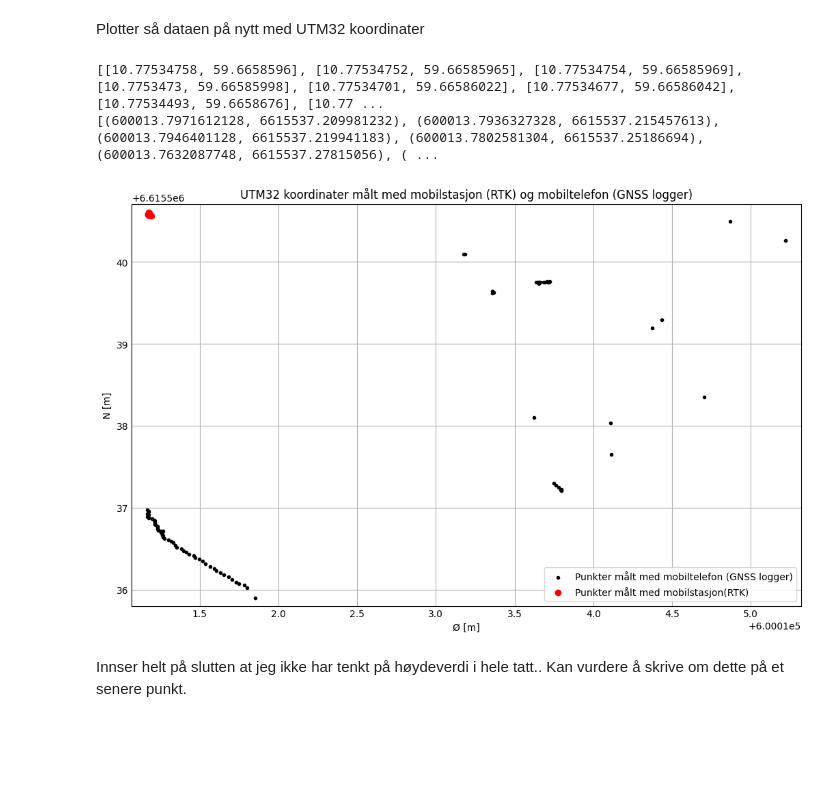
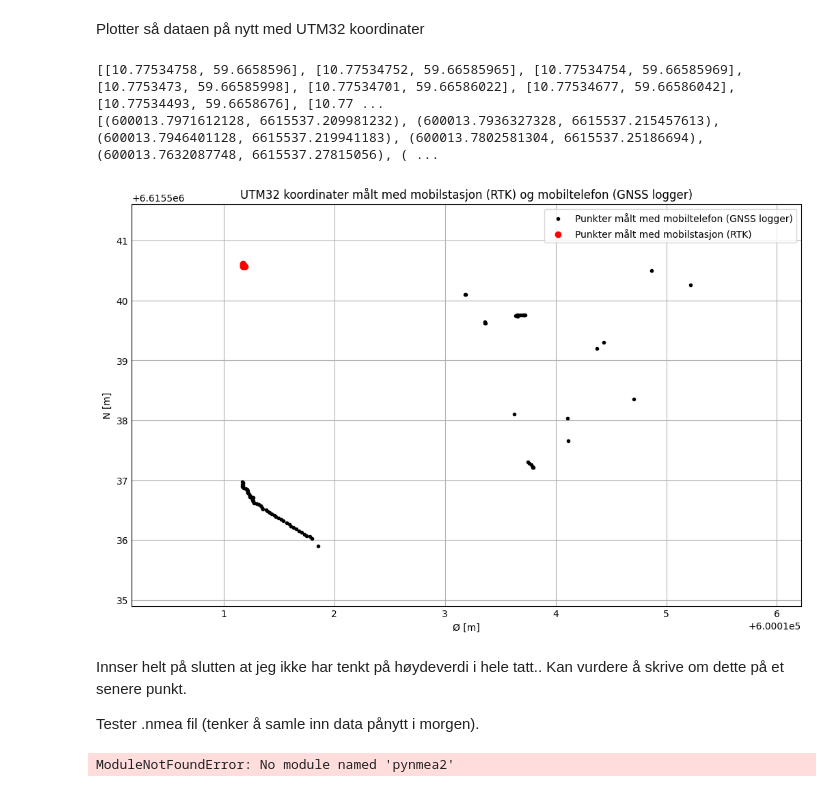
Before and after one commit to TheHellem/IMRT100-Notater, a Jupyter notebook: notebook/GNSS_punkt.ipynb, the cells around one changed output. Cells and saved outputs as stored; diff of their text form; code cells hidden in the pictures; blank space fills up the shorter version.

Commit message:
Add pynmea2

```diff
--- a/notebook/GNSS_punkt.ipynb
+++ b/notebook/GNSS_punkt.ipynb
@@ -144,35 +144,65 @@ print(mobile_coordinates)
 
 # Bruker zip funksjonen for å få (x, y) koordinater
 long_mob, lat_mob = zip(*mobile_coordinates)
 long_rtk, lat_rtk = zip(*rtk_coordinates)
 
 plt.figure(figsize=(10, 6))
 
 # En variabel for å endre hvor mye rom det er rundt punktene i plottet
-space_value = 0.1
+space_value = 1
 
 # Justere aksene(?) i forhold til dataen
 plt.xlim(min(min(long_mob), min(long_rtk)) - space_value, max(max(long_mob), max(long_rtk)) + space_value)
 plt.ylim(min(min(lat_mob), min(lat_rtk)) - space_value, max(max(lat_mob), max(lat_rtk)) + space_value)
 
 
 plt.scatter(long_mob, lat_mob, c='black', marker='.', label='Punkter målt med mobiltelefon (GNSS logger)')
-plt.scatter(long_rtk, lat_rtk, c='red', marker='o', label='Punkter målt med mobilstasjon(RTK)')
+plt.scatter(long_rtk, lat_rtk, c='red', marker='o', label='Punkter målt med mobilstasjon (RTK)')
 
 # Adding title and labels
 plt.title('UTM32 koordinater målt med mobilstasjon (RTK) og mobiltelefon (GNSS logger)')
 plt.xlabel('Ø [m]')
 plt.ylabel('N [m]')
 
 # Optional: Add grid
 plt.grid(True)
 
 # Display the plot with a legend
 plt.legend()
 plt.show()
 # %% [output]
 [[10.77534758, 59.6658596], [10.77534752, 59.66585965], [10.77534754, 59.66585969], [10.7753473, 59.66585998], [10.77534701, 59.66586022], [10.77534677, 59.66586042], [10.77534493, 59.6658676], [10.77 ...
 [(600013.7971612128, 6615537.209981232), (600013.7936327328, 6615537.215457613), (600013.7946401128, 6615537.219941183), (600013.7802581304, 6615537.25186694), (600013.7632087748, 6615537.27815056), ( ...
-[figure, old version]
+[figure, new version]
 # %% [markdown]
 Innser helt på slutten at jeg ikke har tenkt på høydeverdi i hele tatt.. Kan vurdere å skrive om dette på et senere punkt.
+
+Tester .nmea fil (tenker å samle inn data pånytt i morgen).
+# %%
+import pynmea2
+
+def extract_coordinates_nmea(nmea_file):
+    coordinates = []
+
+    with open(nmea_file, 'r') as file:
+        for line in file:
+            line = line.strip()
+            if line.startswith('$GPGGA'):
+                try:
+                    msg = pynmea2.parse(line)
+                    # Extract latitude and longitude
+                    lat = msg.latitude
+                    lon = msg.longitude
+
+                    # Convert to decimal degrees if necessary (pynmea2 does this automatically)
+                    coordinates.append([lon, lat])
+                except pynmea2.ParseError as e:
+                    print(f"Error parsing line: {e}")
+
+    print("Extracted Coordinates:", coordinates)
+    return coordinates
+
+# Example usage
+extract_coordinates_nmea('test_nmea_gnss_log.nmea')
+# %% [output]
+ModuleNotFoundError: No module named 'pynmea2'
```
Also changed, not shown: 1 other file.
